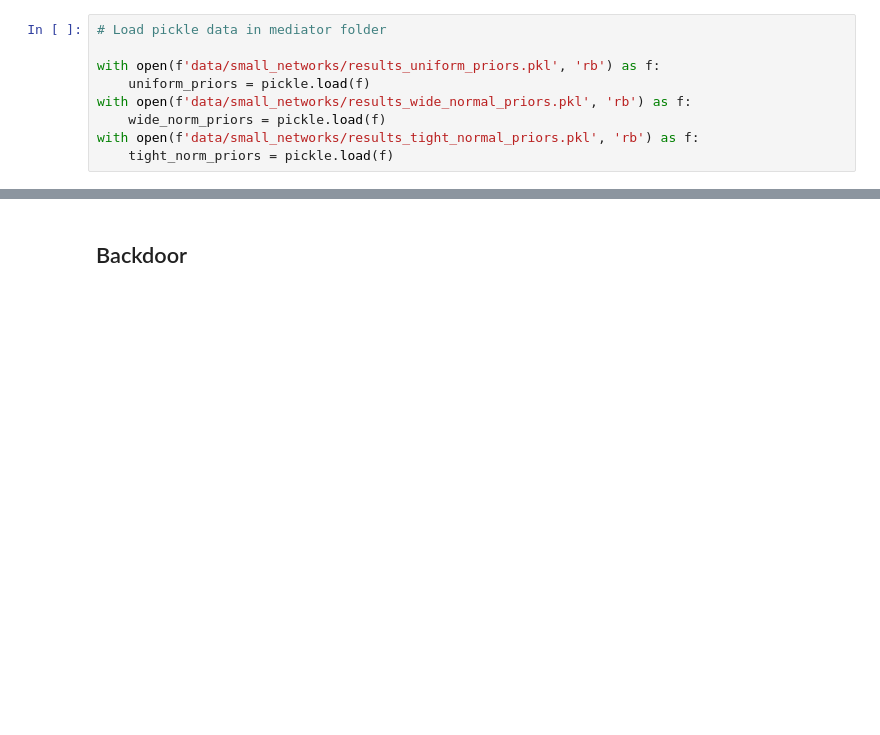
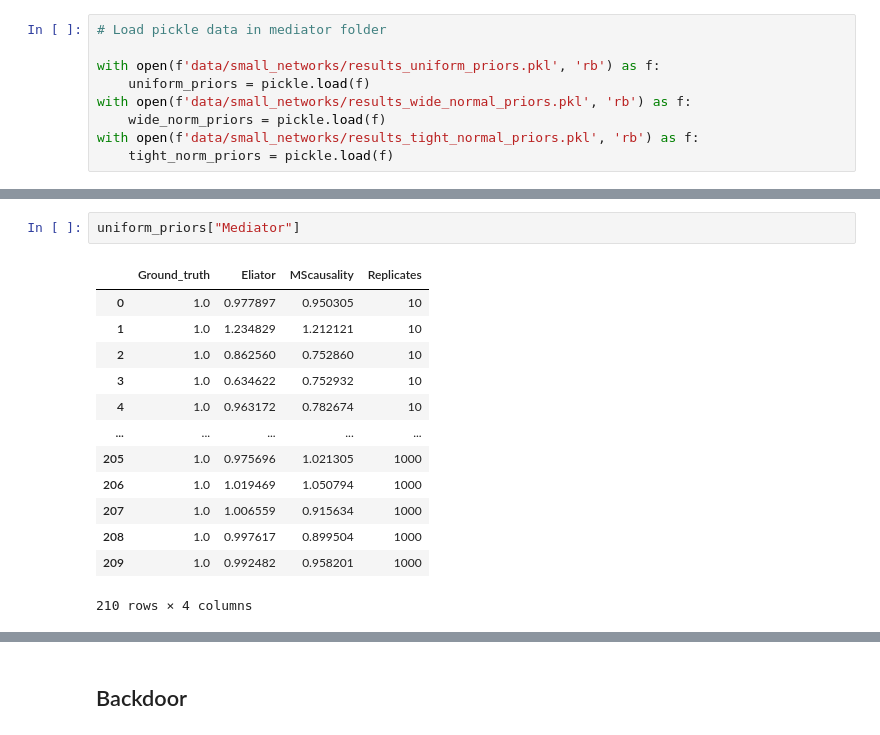
Before and after one commit to devonjkohler/Causomic, a Jupyter notebook: vignettes/methods_paper/Supplementary_analysis.ipynb, the cells around one changed output, grey strips where cells are left out. Drawn from its saved outputs; the diff is of its cells as text; blank space fills up the shorter version.

```diff
--- a/vignettes/methods_paper/Supplementary_analysis.ipynb
+++ b/vignettes/methods_paper/Supplementary_analysis.ipynb
@@ -24 +40,17 @@ with open(f'data/small_networks/results_tight_normal_priors.pkl', 'rb') as f:
+# %%
+uniform_priors["Mediator"]
+# %% [output]
+|  | Ground_truth | Eliator | MScausality | Replicates |
+| 0 | 1.0 | 0.977897 | 0.950305 | 10 |
+| 1 | 1.0 | 1.234829 | 1.212121 | 10 |
+| 2 | 1.0 | 0.862560 | 0.752860 | 10 |
+| 3 | 1.0 | 0.634622 | 0.752932 | 10 |
+| 4 | 1.0 | 0.963172 | 0.782674 | 10 |
+| ... | ... | ... | ... | ... |
+| 205 | 1.0 | 0.975696 | 1.021305 | 1000 |
+| 206 | 1.0 | 1.019469 | 1.050794 | 1000 |
+| 207 | 1.0 | 1.006559 | 0.915634 | 1000 |
+| 208 | 1.0 | 0.997617 | 0.899504 | 1000 |
+| 209 | 1.0 | 0.992482 | 0.958201 | 1000 |
+210 rows × 4 columns
 # %%
```
Also changed, not shown: parts of 5 cells of this notebook, 13 other files.
